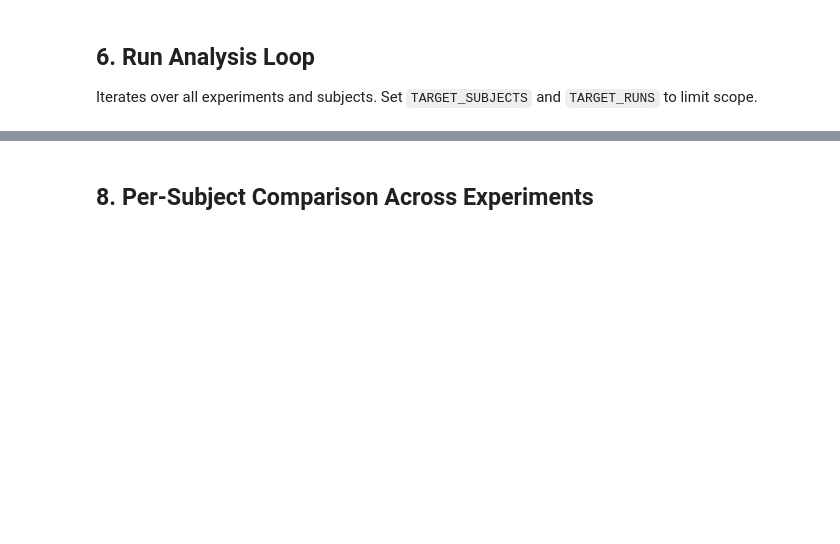
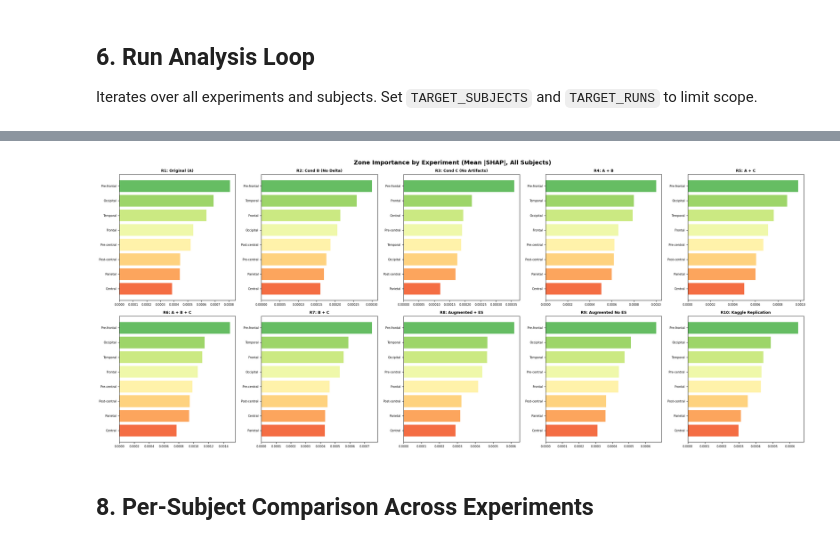
Before and after one commit to kidusabe1/Imagined-Speech-Decoding, a Jupyter notebook: notebooks/shap-analysis.ipynb, the cells around one changed output, grey strips where cells are left out. Drawn from its saved outputs; the diff is of its cells as text; code cells hidden in the pictures; blank space fills up the shorter version.

```diff
--- a/notebooks/shap-analysis.ipynb
+++ b/notebooks/shap-analysis.ipynb
@@ -106,15 +131,30 @@ def load_model(checkpoint_path, config, device):
     return model
 
 
-def load_subject_data(h5_path, sid, n_bg=N_BG, n_explain=N_EXPLAIN):
-    """Load and split subject data into background and explanation sets."""
-    with h5py.File(h5_path, 'r') as f:
-        X = f[sid]['X'][()].astype(np.float32)
-        Y = f[sid]['Y'][()].astype(np.uint8)
+def load_subject_data(h5_paths, sid, n_bg=N_BG, n_explain=N_EXPLAIN):
+    """Load one subject from one/multiple H5 files and split into background/explanation sets."""
+    if isinstance(h5_paths, str):
+        h5_paths = [h5_paths]
+
+    X_parts, Y_parts = [], []
+    for h5_path in h5_paths:
+        with h5py.File(h5_path, 'r') as f:
+            if sid not in f:
+                continue
+            X_parts.append(f[sid]['X'][()].astype(np.float32))
+            Y_parts.append(f[sid]['Y'][()].astype(np.uint8))
+
+    if not X_parts:
+        raise ValueError(f'No data found for subject {sid} in {h5_paths}')
+
+    X = np.concatenate(X_parts, axis=0)
+    Y = np.concatenate(Y_parts, axis=0)
+
     torch.manual_seed(SEED)
     perm = torch.randperm(len(X))
     n_bg = min(n_bg, len(X) // 2)
     n_explain = min(n_explain, len(X) - n_bg)
+
     X_bg = torch.tensor(X[perm[:n_bg]], dtype=torch.float32)
     X_exp = torch.tensor(X[perm[n_bg:n_bg+n_explain]], dtype=torch.float32)
     Y_exp = torch.tensor(Y[perm[n_bg:n_bg+n_explain]], dtype=torch.long)
@@ -844,42 +850,44 @@ if shap_cache:
 # 7c. Mean Zone Importance Bar Chart (averaged across all subjects)
 # ============================================================
 if shap_cache:
-    fig, axes = plt.subplots(2, 5, figsize=(24, 10))
-    axes = axes.flatten()
+    n_cols = 5
+    n_rows = int(np.ceil(len(runs_used) / n_cols))
+    fig, axes = plt.subplots(n_rows, n_cols, figsize=(24, 5 * n_rows))
+    axes = np.array(axes).reshape(-1)
 
     for idx, rk in enumerate(runs_used):
-        ax = axes[idx] if idx < len(axes) else None
-        if ax is None:
-            break
+        ax = axes[idx]
         zone_avg = {z: [] for z in zone_names}
         for sid in subs_used:
             if (rk, sid) in shap_cache:
                 za = shap_cache[(rk, sid)]['zone_avgs']
                 for z in zone_names:
                     if z in za:
                         zone_avg[z].append(za[z])
 
         z_means = {z: np.mean(v) if v else 0 for z, v in zone_avg.items()}
         sorted_z = sorted(z_means.items(), key=lambda x: x[1], reverse=True)
         zn = [z[0] for z in sorted_z]
         zv = [z[1] for z in sorted_z]
 
         colors = plt.cm.RdYlGn_r(np.linspace(0.2, 0.8, len(zn)))
         ax.barh(range(len(zn)), zv[::-1], color=colors[::-1])
         ax.set_yticks(range(len(zn)))
         ax.set_yticklabels(zn[::-1], fontsize=7)
         ax.set_title(EXPERIMENTS[rk][0].replace('Run ', 'R'), fontsize=9, fontweight='bold')
         ax.tick_params(axis='x', labelsize=7)
 
     # Hide unused axes
     for idx in range(len(runs_used), len(axes)):
         axes[idx].set_visible(False)
 
     plt.suptitle('Zone Importance by Experiment (Mean |SHAP|, All Subjects)', fontsize=14, fontweight='bold')
     plt.tight_layout()
     plt.savefig(os.path.join(SHAP_OUTPUT, 'zone_bars_all_experiments.png'), dpi=200)
     plt.show()
     plt.close()
+# %% [output]
+[figure, added]
 # %% [markdown]
 ## 8. Per-Subject Comparison Across Experiments
 # %%
```
Also changed, not shown: parts of 18 cells of this notebook, 2 other files.
